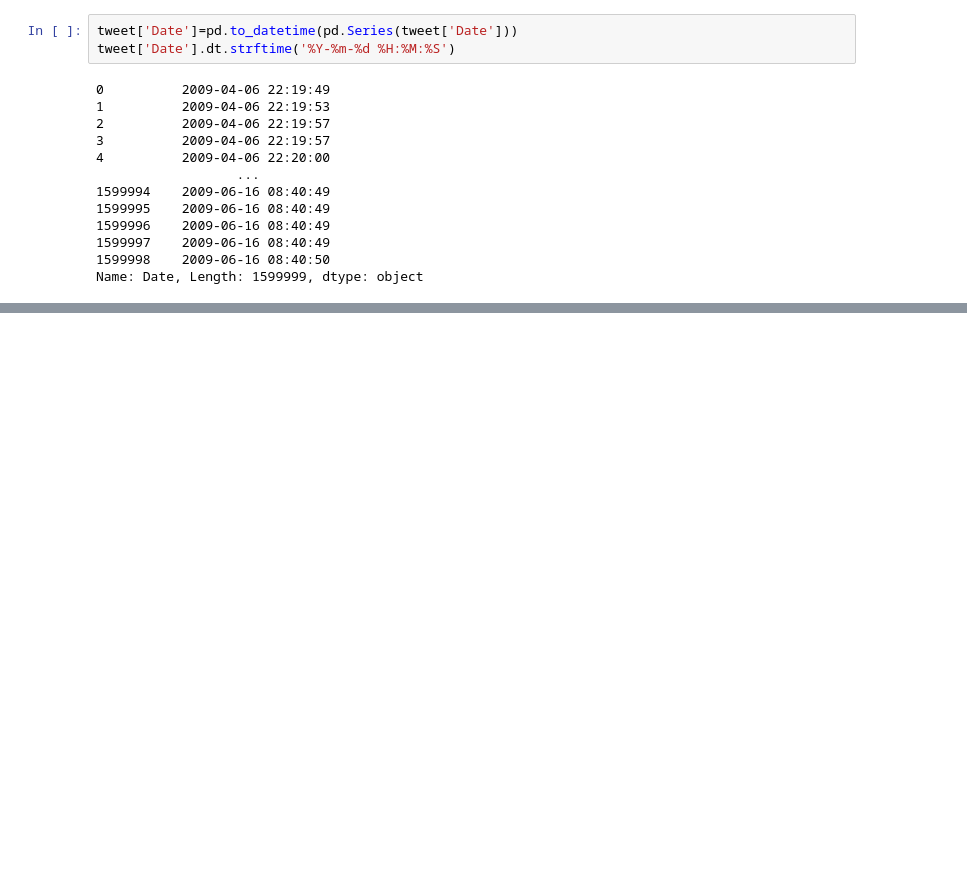
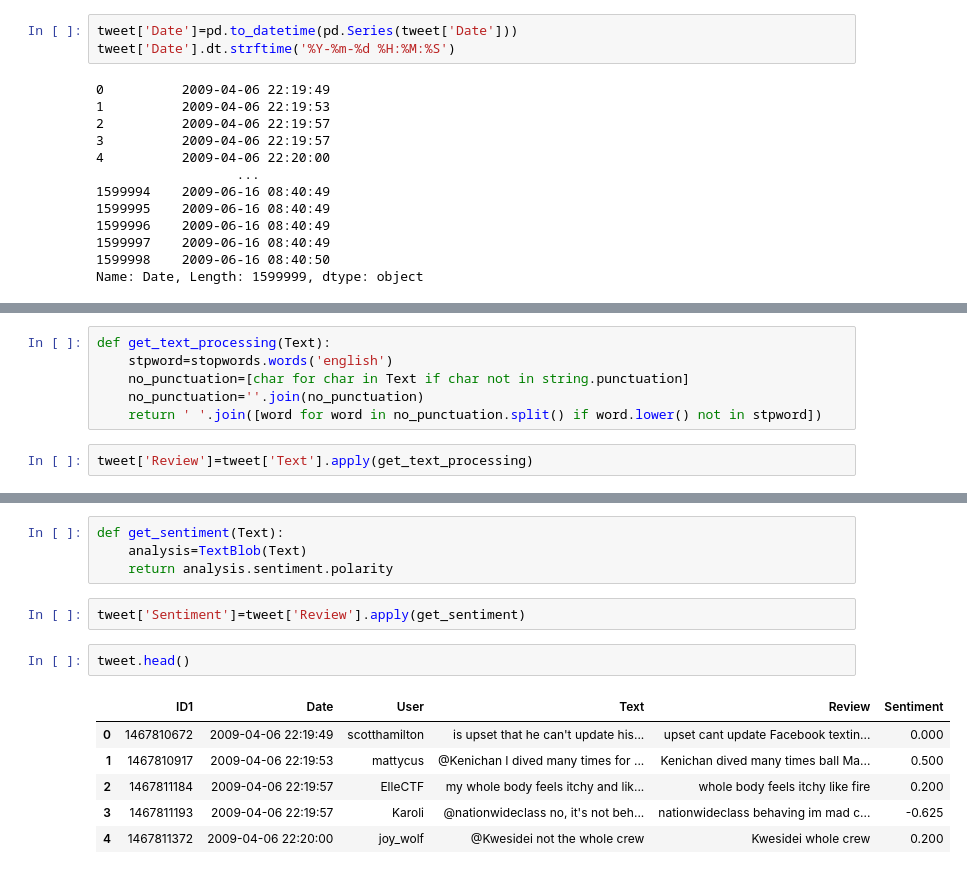
Before and after one commit to AlgirMina/Sem2CA2, a Jupyter notebook: SEM2CA2.ipynb, the cells around one changed output, grey strips where cells are left out. Saved outputs shown, nothing was run; the diff lists cells and outputs as text; blank space fills up the shorter version.

Commit message:
Add files via upload
add sentiment analyse

```diff
--- a/SEM2CA2.ipynb
+++ b/SEM2CA2.ipynb
@@ -217,0 +218,8 @@ tweet.head()
+# %%
+def get_text_processing(Text):
+    stpword=stopwords.words('english')
+    no_punctuation=[char for char in Text if char not in string.punctuation]
+    no_punctuation=''.join(no_punctuation)
+    return ' '.join([word for word in no_punctuation.split() if word.lower() not in stpword])
+# %%
+tweet['Review']=tweet['Text'].apply(get_text_processing)
@@ -217,0 +248,15 @@ tweet.head()
+# %%
+def get_sentiment(Text):
+    analysis=TextBlob(Text)
+    return analysis.sentiment.polarity
+# %%
+tweet['Sentiment']=tweet['Review'].apply(get_sentiment)
+# %%
+tweet.head()
+# %% [output]
+|  | ID1 | Date | User | Text | Review | Sentiment |
+| 0 | 1467810672 | 2009-04-06 22:19:49 | scotthamilton | is upset that he can't update his... | upset cant update Facebook textin... | 0.000 |
+| 1 | 1467810917 | 2009-04-06 22:19:53 | mattycus | @Kenichan I dived many times for ... | Kenichan dived many times ball Ma... | 0.500 |
+| 2 | 1467811184 | 2009-04-06 22:19:57 | ElleCTF | my whole body feels itchy and lik... | whole body feels itchy like fire | 0.200 |
+| 3 | 1467811193 | 2009-04-06 22:19:57 | Karoli | @nationwideclass no, it's not beh... | nationwideclass behaving im mad c... | -0.625 |
+| 4 | 1467811372 | 2009-04-06 22:20:00 | joy_wolf | @Kwesidei not the whole crew | Kwesidei whole crew | 0.200 |
```
Also changed, not shown: parts of 15 cells of this notebook.
